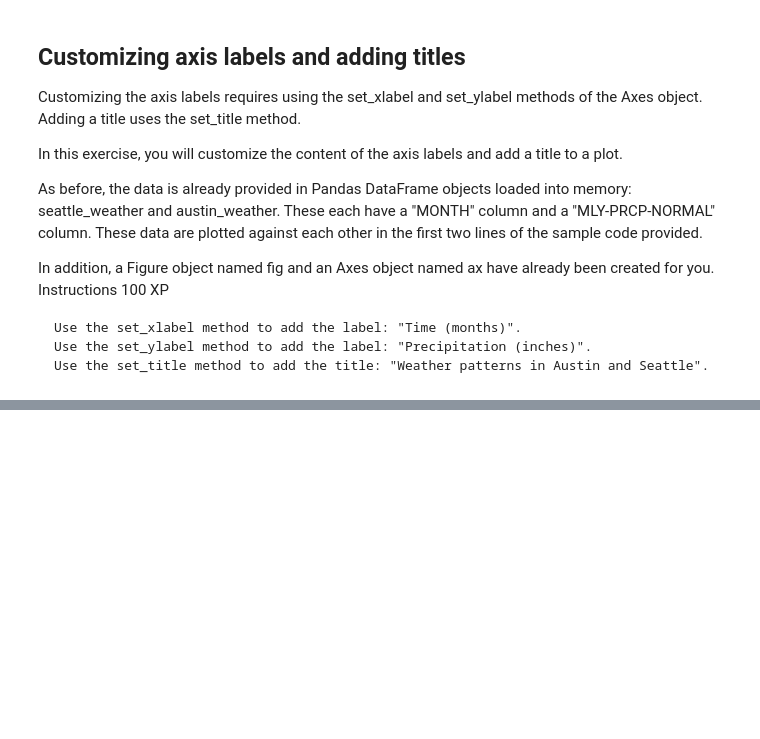
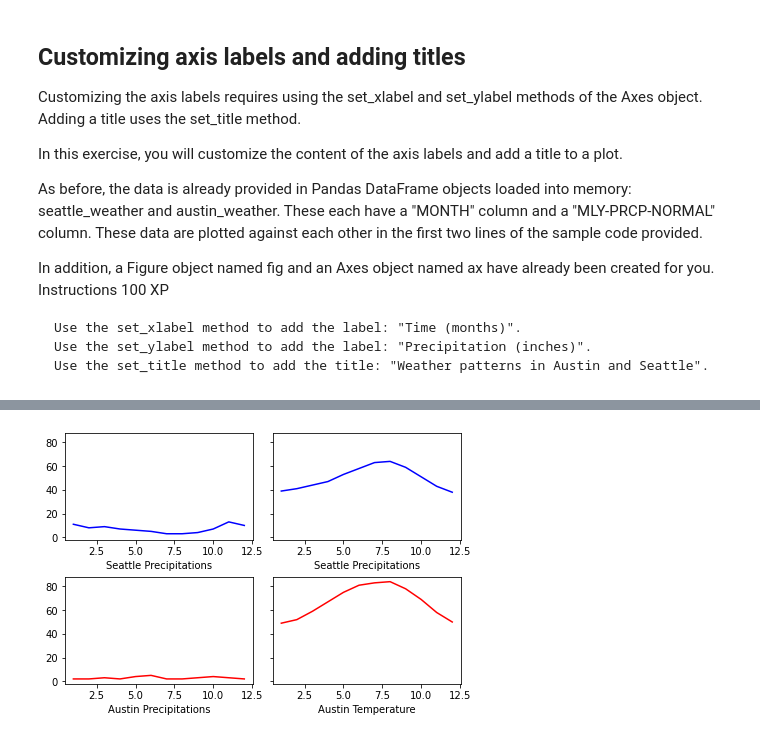
Before and after one commit to johnhhu2020/DataCamp-Data-Scientist-with-Python-Track, a Jupyter notebook: DataCamp Introduction to Data Visualization with Matplotlib.ipynb, the cells around one changed output, grey strips where cells are left out. Saved outputs shown, nothing was run; the diff lists cells and outputs as text; code cells hidden in the pictures; blank space fills up the shorter version.

```diff
--- a/DataCamp Introduction to Data Visualization with Matplotlib.ipynb
+++ b/DataCamp Introduction to Data Visualization with Matplotlib.ipynb
@@ -423,0 +633,24 @@ ax.set_xlabel('Bonjour this is xlabel')
+# %%
+import matplotlib.pyplot as plt
+import pandas as pd
+
+
+
+fig, ax = plt.subplots(2, 2, constrained_layout=True, sharey=True)
+
+ax[0,0].plot(seattle['DATE'], seattle['MLY-PRCP-NORMAL'], color='b')
+ax[0,0].set_xlabel('Seattle Precipitations')
+ax[0,1].plot(seattle['DATE'], seattle['MLY-TAVG-NORMAL'], color='b')
+ax[0,1].set_xlabel('Seattle Precipitations')
+
+
+ax[1,0].plot(austin['DATE'], austin['MLY-PRCP-NORMAL'], color='r')
+ax[1,0].set_xlabel('Austin Precipitations')
+
+ax[1,1].plot(austin['DATE'], austin['MLY-TAVG-NORMAL'], color='r')
+ax[1,1].set_xlabel('Austin Temperature')
+
+
+plt.show()
+# %% [output]
+[figure, added]
```
Also changed, not shown: parts of 11 cells of this notebook.
